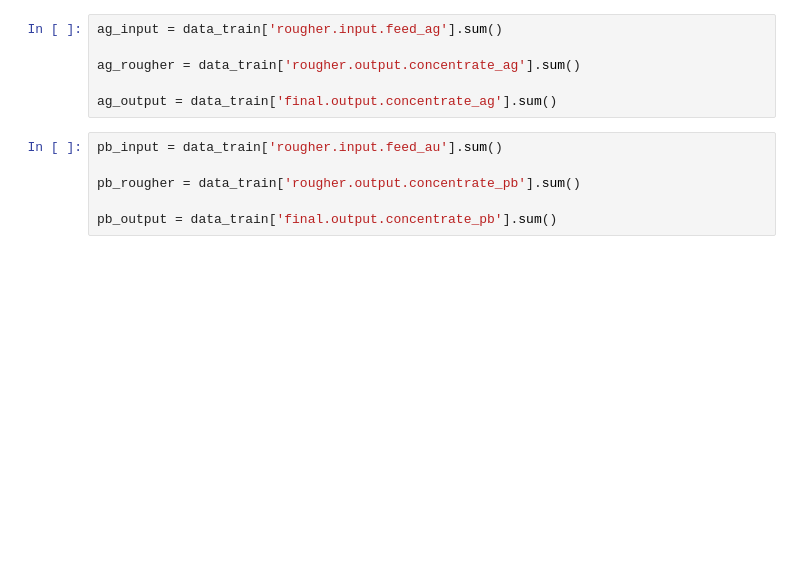
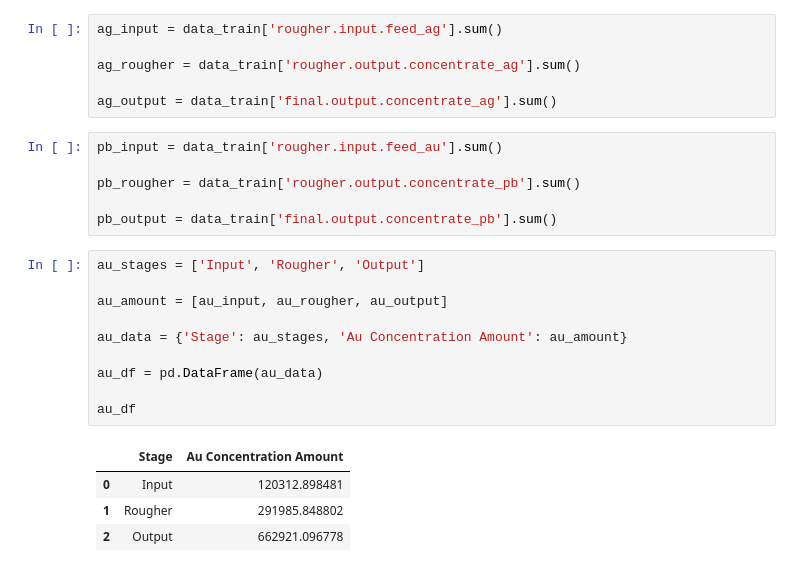
Before and after one commit to BLacuesta3/Sprint-10-Project, a Jupyter notebook: Sprint 10 Project Notebook.ipynb, the cells around one changed output. Saved outputs shown, nothing was run; the diff lists cells and outputs as text; blank space fills up the shorter version.

```diff
--- a/Sprint 10 Project Notebook.ipynb
+++ b/Sprint 10 Project Notebook.ipynb
@@ -511,3 +507,18 @@ pb_input = data_train['rougher.input.feed_au'].sum()
 pb_rougher = data_train['rougher.output.concentrate_pb'].sum()
 
 pb_output = data_train['final.output.concentrate_pb'].sum()
+# %%
+au_stages = ['Input', 'Rougher', 'Output']
+
+au_amount = [au_input, au_rougher, au_output]
+
+au_data = {'Stage': au_stages, 'Au Concentration Amount': au_amount}
+
+au_df = pd.DataFrame(au_data)
+
+au_df
+# %% [output]
+|  | Stage | Au Concentration Amount |
+| 0 | Input | 120312.898481 |
+| 1 | Rougher | 291985.848802 |
+| 2 | Output | 662921.096778 |
```
Also changed, not shown: parts of 7 cells of this notebook.
